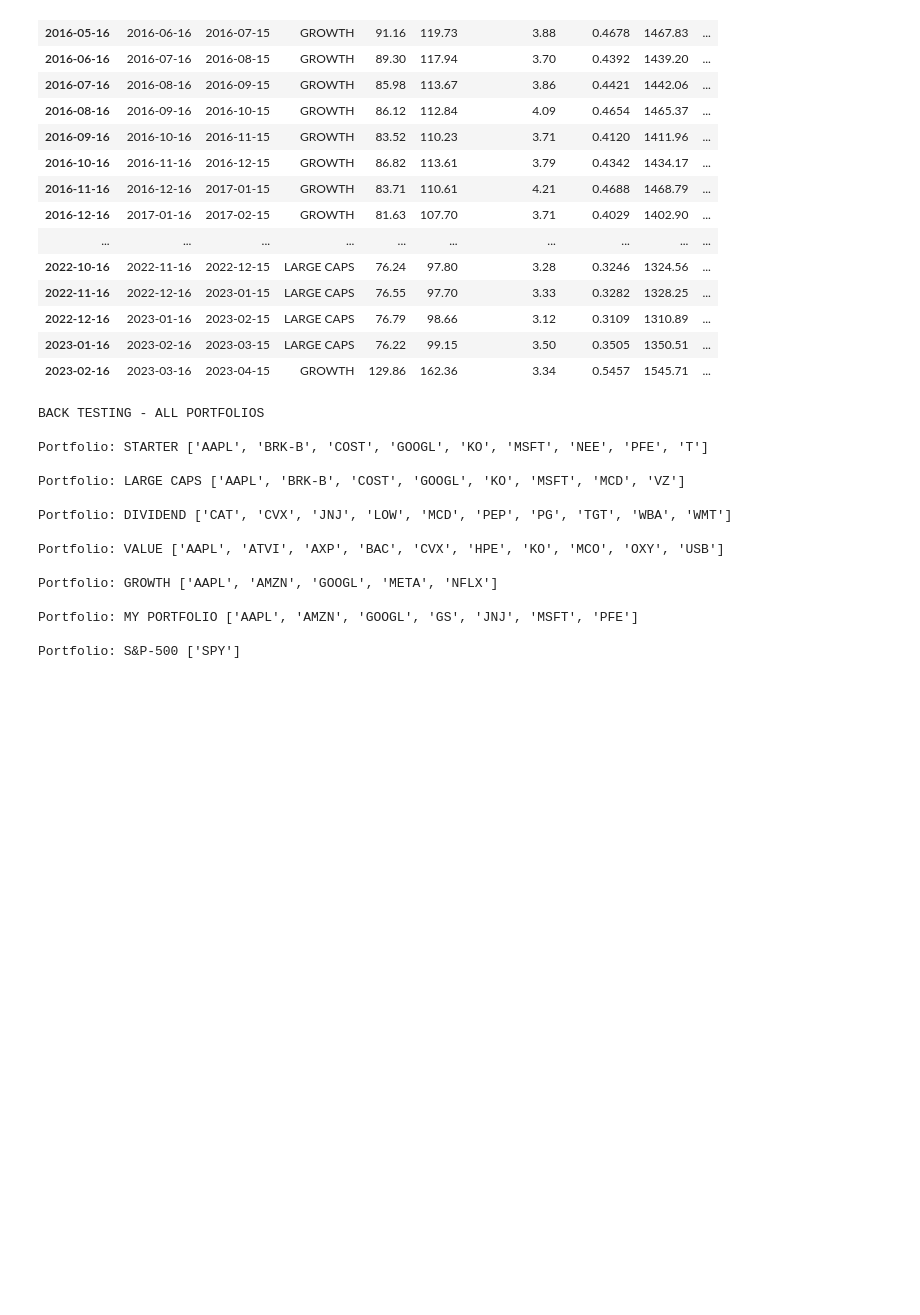
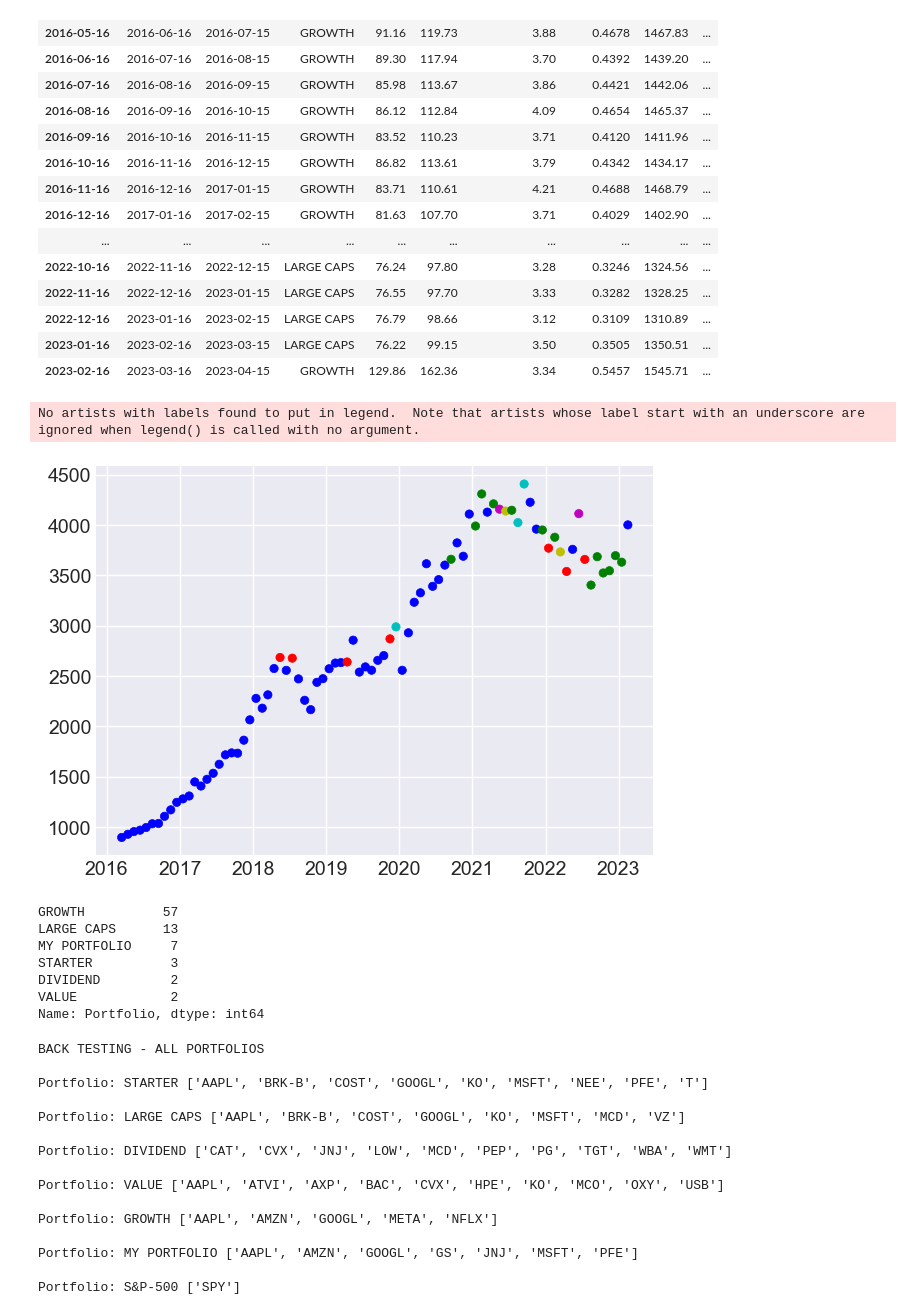
Before and after one commit to RayS1/Stock_Portfolio_Optimization, a Jupyter notebook: Stock_Portfolio_Optimization_Monte_Carlo_Simulation.ipynb, the cells around one changed output. Drawn from its saved outputs; the diff is of its cells as text; code cells hidden in the pictures; blank space fills up the shorter version.

```diff
--- a/Stock_Portfolio_Optimization_Monte_Carlo_Simulation.ipynb
+++ b/Stock_Portfolio_Optimization_Monte_Carlo_Simulation.ipynb
@@ -766,6 +768,51 @@ back_test_top_df[columns]
 | 2022-12-16 | 2023-01-16 | 2023-02-15 | LARGE CAPS | 76.79 | 98.66 | 3.12 | 0.3109 | 1310.89 | ... |
 | 2023-01-16 | 2023-02-16 | 2023-03-15 | LARGE CAPS | 76.22 | 99.15 | 3.50 | 0.3505 | 1350.51 | ... |
 | 2023-02-16 | 2023-03-16 | 2023-04-15 | GROWTH | 129.86 | 162.36 | 3.34 | 0.5457 | 1545.71 | ... |
+# %%
+def map_p2c(portfolio):
+    if portfolio == 'GROWTH':
+        c = 'b'
+    elif portfolio == 'LARGE CAPS':
+        c = 'g'
+    elif portfolio == 'MY PORTFOLIO':
+        c = 'r'
+    elif portfolio == 'STARTER':
+        c = 'c'
+    elif portfolio == 'DIVIDEND':
+        c = 'm'
+    elif portfolio == 'VALUE':
+        c = 'y'
+    else:
+        c = 'k'
+    # Return named color
+    return c
+
+data = back_test_top_df[['Portfolio','Fwd PFO Val']]
+x = data.index
+y=data['Fwd PFO Val']
+z = [None] * len(data['Portfolio'])
+for i in range(0, len(data['Portfolio'])):
+    z[i] = map_p2c(data['Portfolio'][i])
+
+
+plt.scatter(x, y, c=z)
+
+plt.plot()
+plt.legend()
+plt.show()
+#map_p2c(data['Portfolio'][29])
+
+print(data['Portfolio'].value_counts())
+# %% [output]
+No artists with labels found to put in legend.  Note that artists whose label start with an underscore are ignored when legend() is called with no argument.
+[figure, added]
+GROWTH          57
+LARGE CAPS      13
+MY PORTFOLIO     7
+STARTER          3
+DIVIDEND         2
+VALUE            2
+Name: Portfolio, dtype: int64
 # %%
 def back_test_all(test_count):
     """
```
Also changed, not shown: parts of 6 cells of this notebook.
